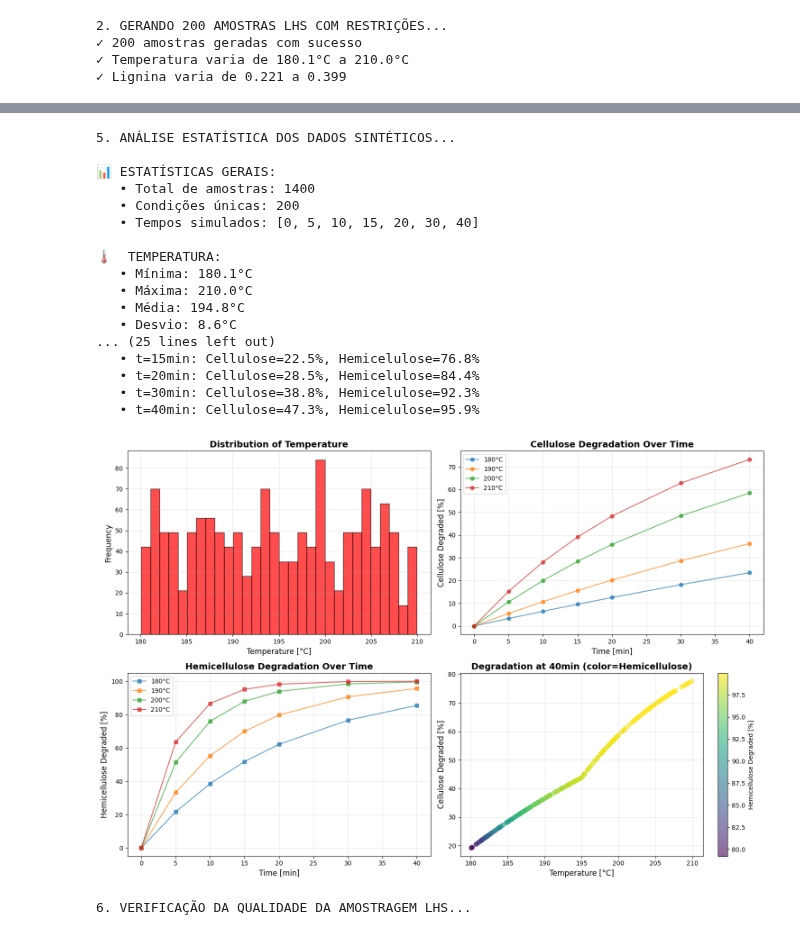
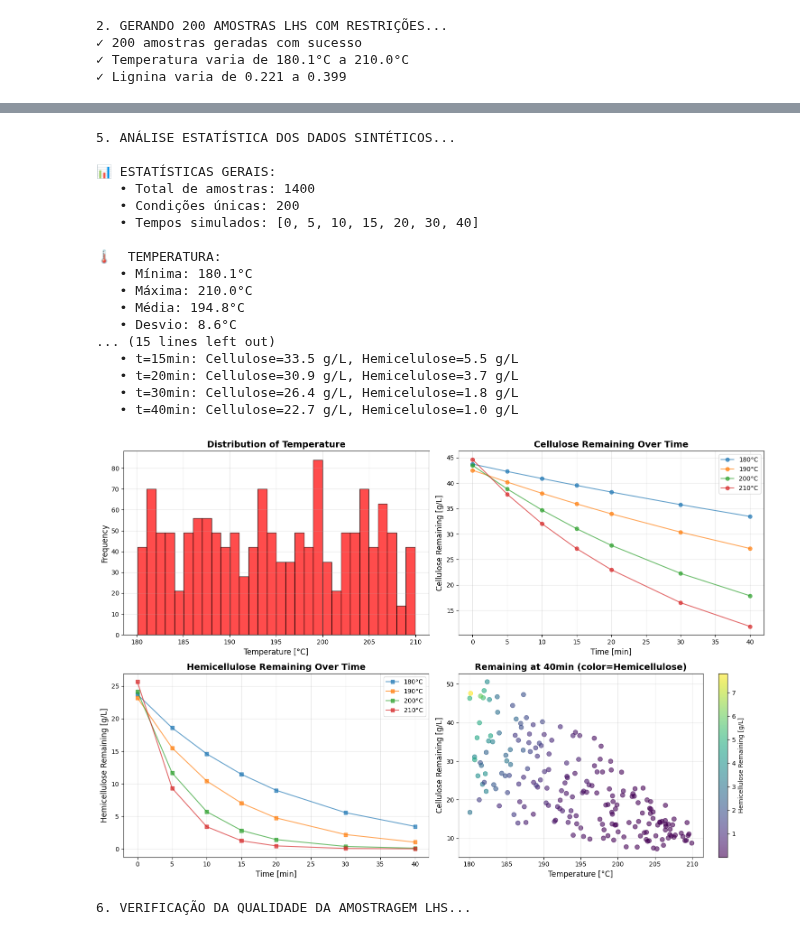
Before and after one commit to AugustoCoding/Ethanol-AI, a Jupyter notebook: BEPE FAPESP/Pretreatment/Data Generation/LHS_pre.ipynb, the cells around one changed output, grey strips where cells are left out. Saved outputs shown, nothing was run; the diff lists cells and outputs as text; code cells hidden in the pictures.

```diff
--- a/BEPE FAPESP/Pretreatment/Data Generation/LHS_pre.ipynb
+++ b/BEPE FAPESP/Pretreatment/Data Generation/LHS_pre.ipynb
@@ -193,7 +193,7 @@ def simulate_pretreatment_condition(temperature, solid_loading, cellulose_fracti
     Returns:
     --------
     results_df : pandas.DataFrame
-        DataFrame com resultados para cada tempo
+        DataFrame com resultados para cada tempo (8 colunas: 6 inputs + 2 outputs)
     """
 
     # Simular até o tempo máximo
@@ -217,14 +217,7 @@ def simulate_pretreatment_condition(temperature, solid_loading, cellulose_fracti
     cellulose_at_times = np.interp(time_points, time_array, cellulose_conc)
     hemicellulose_at_times = np.interp(time_points, time_array, hemicellulose_conc)
 
-    # Calcular degradações percentuais
-    C0 = solid_loading * cellulose_fraction
-    H0 = solid_loading * hemicellulose_fraction
-
-    cellulose_degraded = ((C0 - cellulose_at_times) / C0 * 100) if C0 > 0 else np.zeros_like(time_points)
-    hemicellulose_degraded = ((H0 - hemicellulose_at_times) / H0 * 100) if H0 > 0 else np.zeros_like(time_points)
-
-    # Criar DataFrame com resultados
+    # Criar DataFrame com resultados (apenas 2 outputs: concentrações remaining)
     results_list = []
     for i, t in enumerate(time_points):
         results_list.append({
@@ -235,14 +228,13 @@ def simulate_pretreatment_condition(temperature, solid_loading, cellulose_fracti
             'Solids Loading [g/L]': solid_loading,
             'Time [min]': t,
             'Cellulose Remaining [g/L]': cellulose_at_times[i],
-            'Hemicellulose Remaining [g/L]': hemicellulose_at_times[i],
-            'Cellulose Degraded [%]': cellulose_degraded[i],
-            'Hemicellulose Degraded [%]': hemicellulose_degraded[i]
+            'Hemicellulose Remaining [g/L]': hemicellulose_at_times[i]
         })
 
     return pd.DataFrame(results_list)
 
 print("✓ Função de simulação configurada")
+print("✓ Outputs: 2 (Cellulose Remaining, Hemicellulose Remaining)")
 # %% [output]
 3. CONFIGURANDO SIMULAÇÃO DE PRÉ-TRATAMENTO...
 ✓ Função de simulação configurada
@@ -339,23 +332,13 @@ print(f"   • Média: {synthetic_data['Hemicellulose Remaining [g/L]'].mean():.
 print(f"   • Desvio: {synthetic_data['Hemicellulose Remaining [g/L]'].std():.2f} g/L")
 print(f"   • Range: {synthetic_data['Hemicellulose Remaining [g/L]'].min():.2f} - {synthetic_data['Hemicellulose Remaining [g/L]'].max():.2f} g/L")
 
-print(f"\n📉 CELLULOSE DEGRADATION:")
-print(f"   • Média: {synthetic_data['Cellulose Degraded [%]'].mean():.2f}%")
-print(f"   • Desvio: {synthetic_data['Cellulose Degraded [%]'].std():.2f}%")
-print(f"   • Range: {synthetic_data['Cellulose Degraded [%]'].min():.2f}% - {synthetic_data['Cellulose Degraded [%]'].max():.2f}%")
-
-print(f"\n📉 HEMICELLULOSE DEGRADATION:")
-print(f"   • Média: {synthetic_data['Hemicellulose Degraded [%]'].mean():.2f}%")
-print(f"   • Desvio: {synthetic_data['Hemicellulose Degraded [%]'].std():.2f}%")
-print(f"   • Range: {synthetic_data['Hemicellulose Degraded [%]'].min():.2f}% - {synthetic_data['Hemicellulose Degraded [%]'].max():.2f}%")
-
 # Análise por tempo
-print(f"\n⏰ ANÁLISE POR TEMPO (Degradação média):")
+print(f"\n⏰ ANÁLISE POR TEMPO (Concentração média remaining):")
 for t in sorted(time_points):
     data_t = synthetic_data[synthetic_data['Time [min]'] == t]
-    cell_deg_mean = data_t['Cellulose Degraded [%]'].mean()
-    hemi_deg_mean = data_t['Hemicellulose Degraded [%]'].mean()
-    print(f"   • t={t:2.0f}min: Cellulose={cell_deg_mean:.1f}%, Hemicelulose={hemi_deg_mean:.1f}%")
+    cell_mean = data_t['Cellulose Remaining [g/L]'].mean()
+    hemi_mean = data_t['Hemicellulose Remaining [g/L]'].mean()
+    print(f"   • t={t:2.0f}min: Cellulose={cell_mean:.1f} g/L, Hemicelulose={hemi_mean:.1f} g/L")
 
 # Visualização
 fig, axes = plt.subplots(2, 2, figsize=(15, 10))
@@ -367,63 +350,63 @@ axes[0, 0].set_ylabel('Frequency', fontsize=12)
 axes[0, 0].set_title('Distribution of Temperature', fontsize=14, fontweight='bold')
 axes[0, 0].grid(alpha=0.3)
 
-# Plot 2: Degradação de celulose ao longo do tempo
+# Plot 2: Celulose remaining ao longo do tempo
 for temp_group in [180, 190, 200, 210]:
     data_temp = synthetic_data[abs(synthetic_data['Temperature [°C]'] - temp_group) < 5]
     if len(data_temp) > 0:
-        time_grouped = data_temp.groupby('Time [min]')['Cellulose Degraded [%]'].mean()
+        time_grouped = data_temp.groupby('Time [min]')['Cellulose Remaining [g/L]'].mean()
         axes[0, 1].plot(time_grouped.index, time_grouped.values, 'o-', label=f'{temp_group}°C', alpha=0.7)
 axes[0, 1].set_xlabel('Time [min]', fontsize=12)
-axes[0, 1].set_ylabel('Cellulose Degraded [%]', fontsize=12)
-axes[0, 1].set_title('Cellulose Degradation Over Time', fontsize=14, fontweight='bold')
+axes[0, 1].set_ylabel('Cellulose Remaining [g/L]', fontsize=12)
+axes[0, 1].set_title('Cellulose Remaining Over Time', fontsize=14, fontweight='bold')
 axes[0, 1].legend()
 axes[0, 1].grid(alpha=0.3)
 
-# Plot 3: Degradação de hemicelulose ao longo do tempo
+# Plot 3: Hemicelulose remaining ao longo do tempo
 for temp_group in [180, 190, 200, 210]:
     data_temp = synthetic_data[abs(synthetic_data['Temperature [°C]'] - temp_group) < 5]
     if len(data_temp) > 0:
-        time_grouped = data_temp.groupby('Time [min]')['Hemicellulose Degraded [%]'].mean()
+        time_grouped = data_temp.groupby('Time [min]')['Hemicellulose Remaining [g/L]'].mean()
         axes[1, 0].plot(time_grouped.index, time_grouped.values, 's-', label=f'{temp_group}°C', alpha=0.7)
 axes[1, 0].set_xlabel('Time [min]', fontsize=12)
-axes[1, 0].set_ylabel('Hemicellulose Degraded [%]', fontsize=12)
-axes[1, 0].set_title('Hemicellulose Degradation Over Time', fontsize=14, fontweight='bold')
+axes[1, 0].set_ylabel('Hemicellulose Remaining [g/L]', fontsize=12)
+axes[1, 0].set_title('Hemicellulose Remaining Over Time', fontsize=14, fontweight='bold')
 axes[1, 0].legend()
 axes[1, 0].grid(alpha=0.3)
 
-# Plot 4: Scatter de temperatura vs degradação final
+# Plot 4: Scatter de temperatura vs concentração final
 final_time_data = synthetic_data[synthetic_data['Time [min]'] == time_points[-1]]
 scatter = axes[1, 1].scatter(final_time_data['Temperature [°C]'],
-                            final_time_data['Cellulose Degraded [%]'],
-                            c=final_time_data['Hemicellulose Degraded [%]'],
+                            final_time_data['Cellulose Remaining [g/L]'],
+                            c=final_time_data['Hemicellulose Remaining [g/L]'],
                             cmap='viridis', alpha=0.6, s=50)
 axes[1, 1].set_xlabel('Temperature [°C]', fontsize=12)
-axes[1, 1].set_ylabel('Cellulose Degraded [%]', fontsize=12)
-axes[1, 1].set_title(f'Degradation at {time_points[-1]}min (color=Hemicellulose)', fontsize=14, fontweight='bold')
-plt.colorbar(scatter, ax=axes[1, 1], label='Hemicellulose Degraded [%]')
+axes[1, 1].set_ylabel('Cellulose Remaining [g/L]', fontsize=12)
+axes[1, 1].set_title(f'Remaining at {time_points[-1]}min (color=Hemicellulose)', fontsize=14, fontweight='bold')
+plt.colorbar(scatter, ax=axes[1, 1], label='Hemicellulose Remaining [g/L]')
 axes[1, 1].grid(alpha=0.3)
 
 plt.tight_layout()
 plt.show()
 # %% [output]
 5. ANÁLISE ESTATÍSTICA DOS DADOS SINTÉTICOS...
 
 📊 ESTATÍSTICAS GERAIS:
    • Total de amostras: 1400
    • Condições únicas: 200
    • Tempos simulados: [0, 5, 10, 15, 20, 30, 40]
 
 🌡️  TEMPERATURA:
    • Mínima: 180.1°C
    • Máxima: 210.0°C
    • Média: 194.8°C
    • Desvio: 8.6°C
-... (25 lines left out)
-   • t=15min: Cellulose=22.5%, Hemicelulose=76.8%
-   • t=20min: Cellulose=28.5%, Hemicelulose=84.4%
-   • t=30min: Cellulose=38.8%, Hemicelulose=92.3%
-   • t=40min: Cellulose=47.3%, Hemicelulose=95.9%
+... (15 lines left out)
+   • t=15min: Cellulose=33.5 g/L, Hemicelulose=5.5 g/L
+   • t=20min: Cellulose=30.9 g/L, Hemicelulose=3.7 g/L
+   • t=30min: Cellulose=26.4 g/L, Hemicelulose=1.8 g/L
+   • t=40min: Cellulose=22.7 g/L, Hemicelulose=1.0 g/L
-[figure, old version]
+[figure, new version]
 # %%
 # ============================================================================
 # 6. QUALIDADE DA AMOSTRAGEM LHS
```
Also changed, not shown: parts of 5 cells of this notebook, 5 other files.
